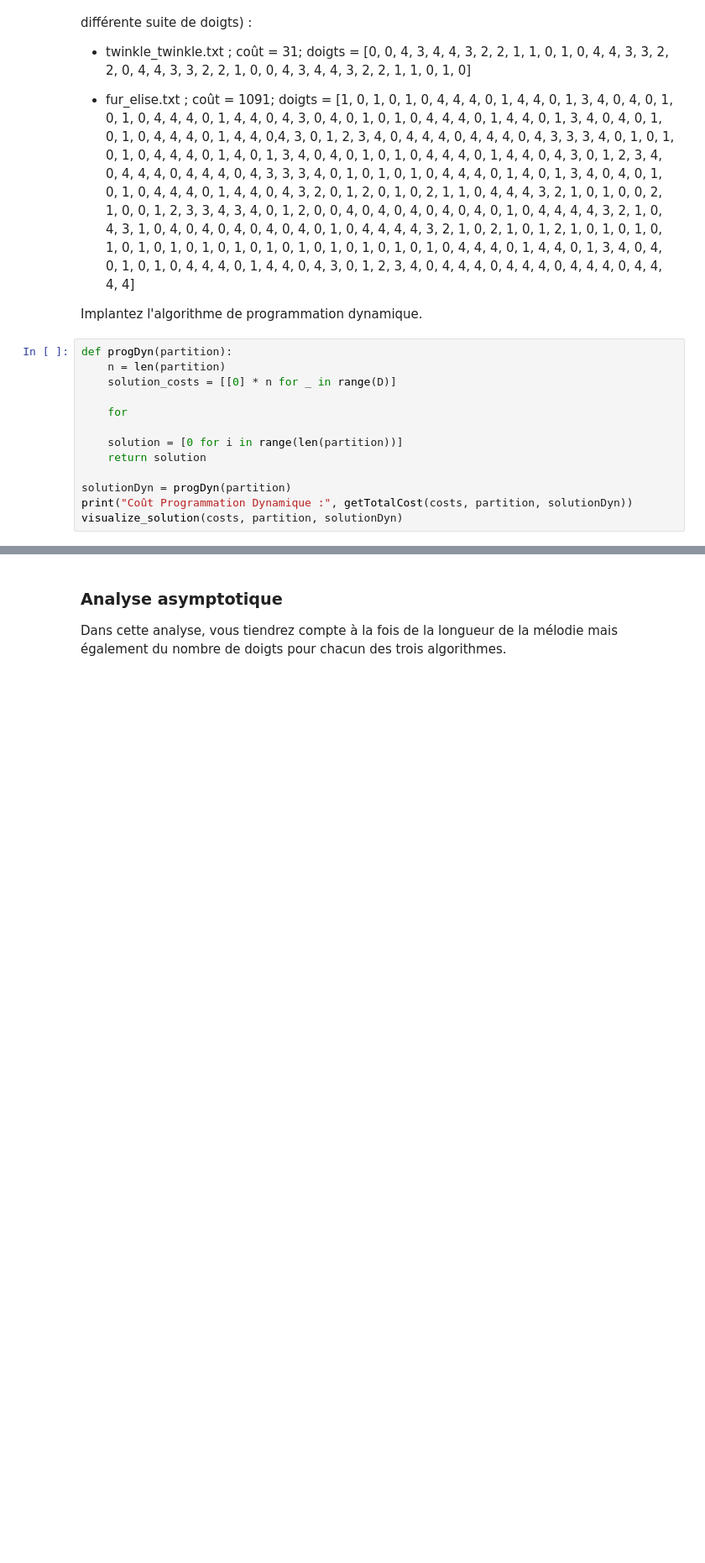
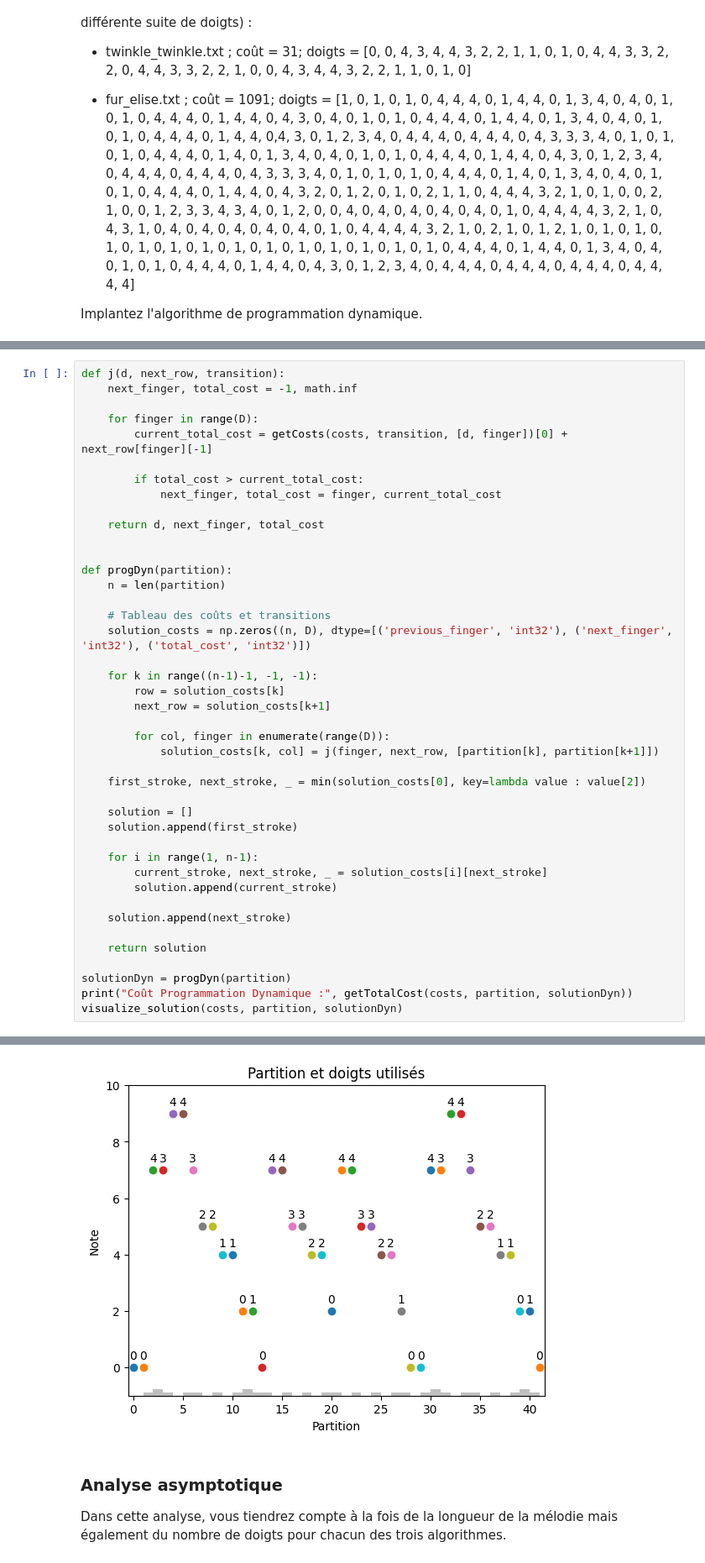
Before and after one commit to UiVieto/INF8775, a Jupyter notebook: TP2-H24/TP2-H24.ipynb, the cells around one changed output, grey strips where cells are left out. Shown: that part at 84% size. Saved outputs shown, nothing was run; the diff lists cells and outputs as text; blank space fills up the shorter version.

Commit message:
algo programmation dynamique

```diff
--- a/TP2-H24/TP2-H24.ipynb
+++ b/TP2-H24/TP2-H24.ipynb
@@ -469,16 +469,3 @@ que vous arriviez au même coût, mais avec une différente suite de doigts) :
 4, 0, 4, 3, 0, 1, 2, 3, 4, 0, 4, 4, 4, 0, 4, 4, 4, 0, 4, 4, 4, 0, 4, 4, 4, 4]
 
 Implantez l'algorithme de programmation dynamique.
-# %%
-def progDyn(partition):
-    n = len(partition)
-    solution_costs = [[0] * n for _ in range(D)]
-
-    for
-
-    solution = [0 for i in range(len(partition))]
-    return solution
-
-solutionDyn = progDyn(partition)
-print("Coût Programmation Dynamique :", getTotalCost(costs, partition, solutionDyn))
-visualize_solution(costs, partition, solutionDyn)
@@ -486,0 +472,43 @@ SyntaxError: invalid syntax (3286792347.py, line 6)
+# %%
+def j(d, next_row, transition):
+    next_finger, total_cost = -1, math.inf
+
+    for finger in range(D):
+        current_total_cost = getCosts(costs, transition, [d, finger])[0] + next_row[finger][-1]
+
+        if total_cost > current_total_cost:
+            next_finger, total_cost = finger, current_total_cost
+
+    return d, next_finger, total_cost
+
+
+def progDyn(partition):
+    n = len(partition)
+
+    # Tableau des coûts et transitions
+    solution_costs = np.zeros((n, D), dtype=[('previous_finger', 'int32'), ('next_finger', 'int32'), ('total_cost', 'int32')])
+
+    for k in range((n-1)-1, -1, -1):
+        row = solution_costs[k]
+        next_row = solution_costs[k+1]
+
+        for col, finger in enumerate(range(D)):
+            solution_costs[k, col] = j(finger, next_row, [partition[k], partition[k+1]])
+
+    first_stroke, next_stroke, _ = min(solution_costs[0], key=lambda value : value[2])
+
+    solution = []
+    solution.append(first_stroke)
+
+    for i in range(1, n-1):
+        current_stroke, next_stroke, _ = solution_costs[i][next_stroke]
+        solution.append(current_stroke)
+
+    solution.append(next_stroke)
+
+    return solution
+
+solutionDyn = progDyn(partition)
+print("Coût Programmation Dynamique :", getTotalCost(costs, partition, solutionDyn))
+visualize_solution(costs, partition, solutionDyn)
+# %% [output]
@@ -487,3 +516,4 @@ SyntaxError: invalid syntax (3286792347.py, line 6)
+[figure, added]
 # %% [markdown]
 ### Analyse asymptotique
 
```
Also changed, not shown: parts of 2 cells of this notebook.
